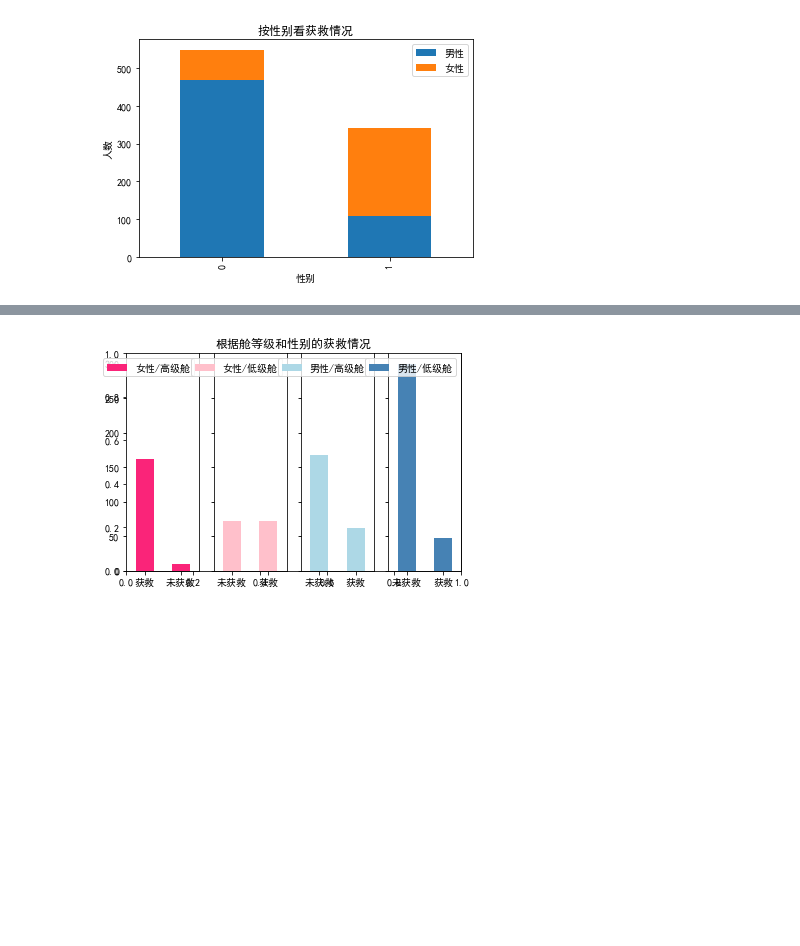
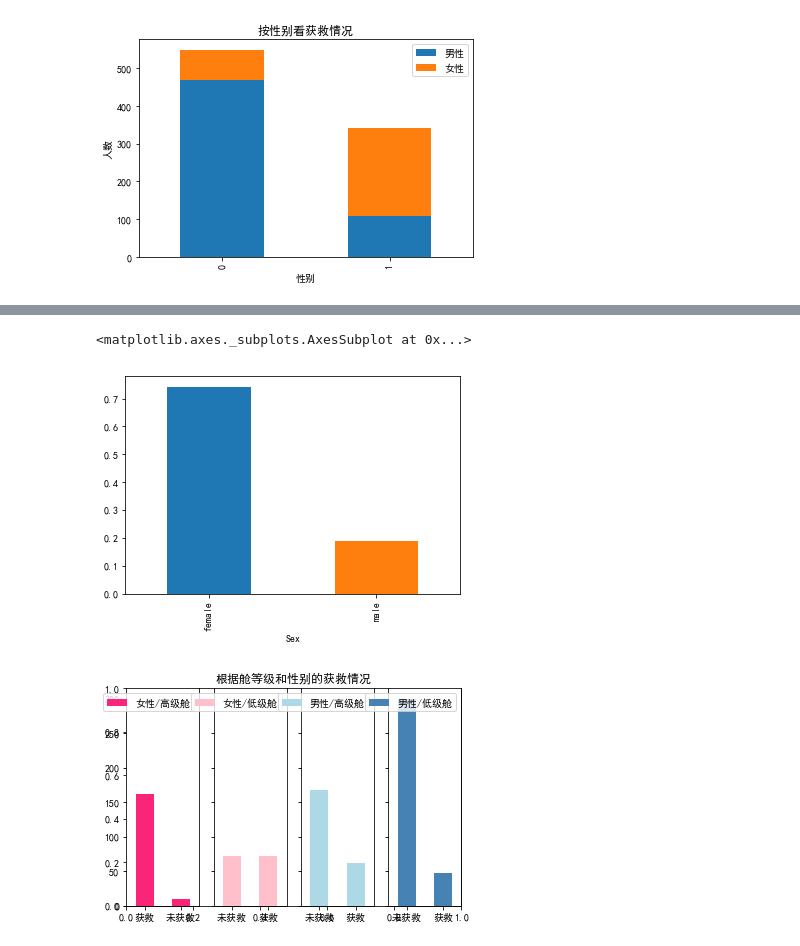
Before and after one commit to cyoukou7/mlwork-Titanic, a Jupyter notebook: Titanic.ipynb, the cells around one changed output, grey strips where cells are left out. Cells and saved outputs as stored; diff of their text form; code cells hidden in the pictures; blank space fills up the shorter version.

```diff
--- a/Titanic.ipynb
+++ b/Titanic.ipynb
@@ -200,3 +205,8 @@ plt.show()
+# %%
+data_train.groupby(['Sex'])['Survived'].mean().plot.bar()
+# %% [output]
+<matplotlib.axes._subplots.AxesSubplot at 0x...>
+[figure, added]
 # %%
  #然后我们再来看看各种舱级别情况下各性别的获救情况
 fig=plt.figure()
```
Also changed, not shown: parts of 17 cells of this notebook.
